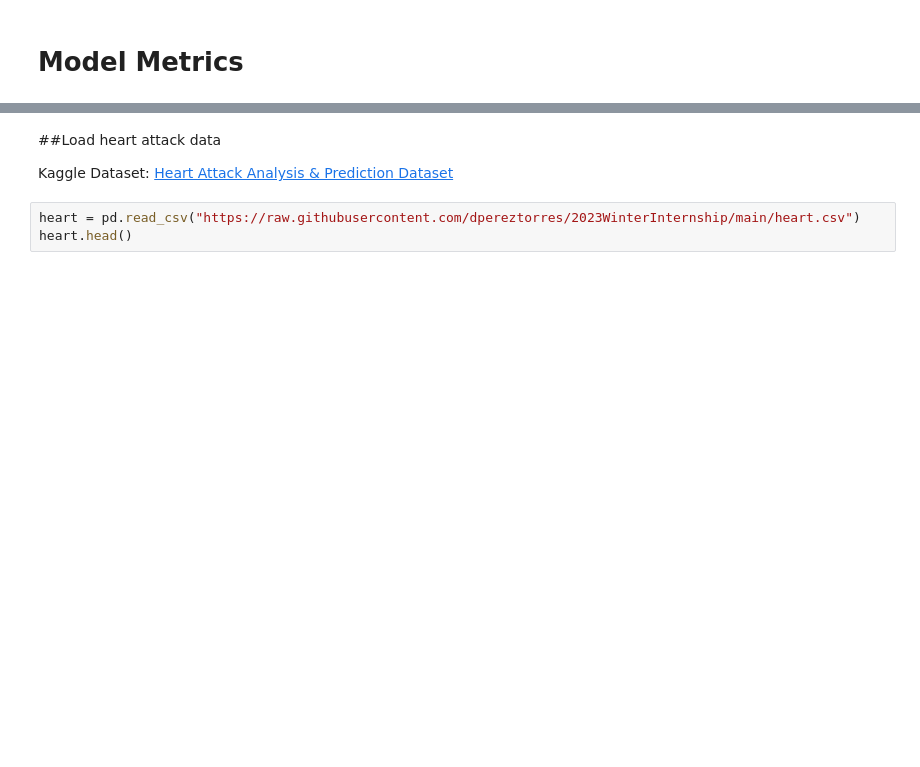
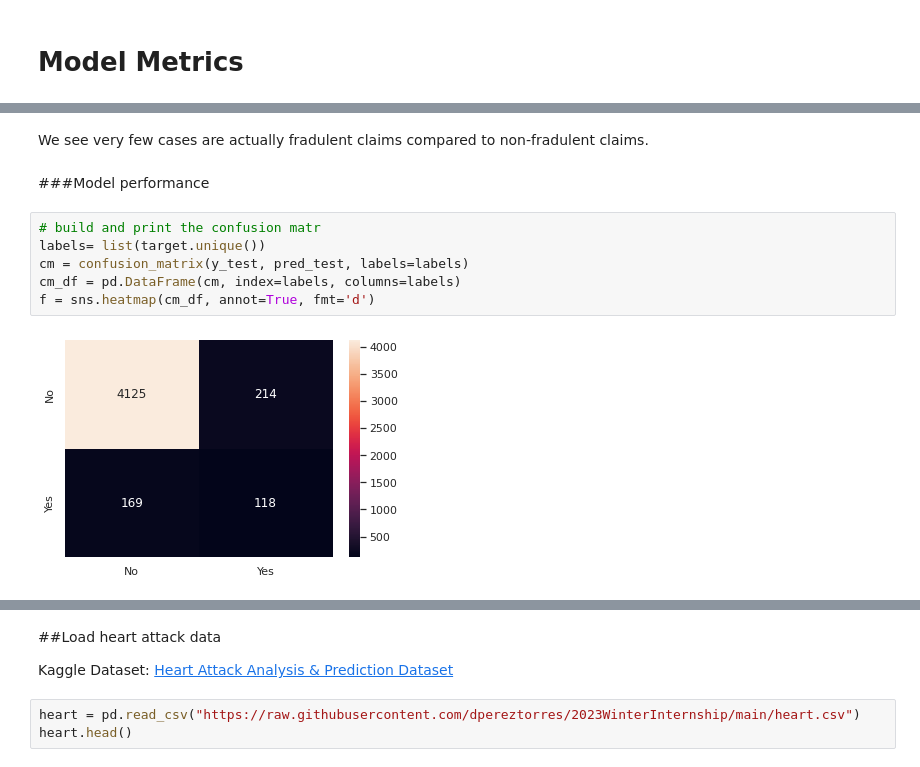
Before and after one commit to IndraniMandal/New-Revisions, a Jupyter notebook: Model_Metrics.ipynb, the cells around one changed output, grey strips where cells are left out. Drawn from its saved outputs; the diff is of its cells as text; blank space fills up the shorter version.

```diff
--- a/Model_Metrics.ipynb
+++ b/Model_Metrics.ipynb
@@ -20,0 +168,12 @@ from sklearn.metrics import confusion_matrix
+# %% [markdown]
+We see very few cases are actually fradulent claims compared to non-fradulent claims.
+# %% [markdown]
+###Model performance
+# %%
+# build and print the confusion matr
+labels= list(target.unique())
+cm = confusion_matrix(y_test, pred_test, labels=labels)
+cm_df = pd.DataFrame(cm, index=labels, columns=labels)
+f = sns.heatmap(cm_df, annot=True, fmt='d')
+# %% [output]
+[figure, added]
```
Also changed, not shown: parts of 87 cells of this notebook.
